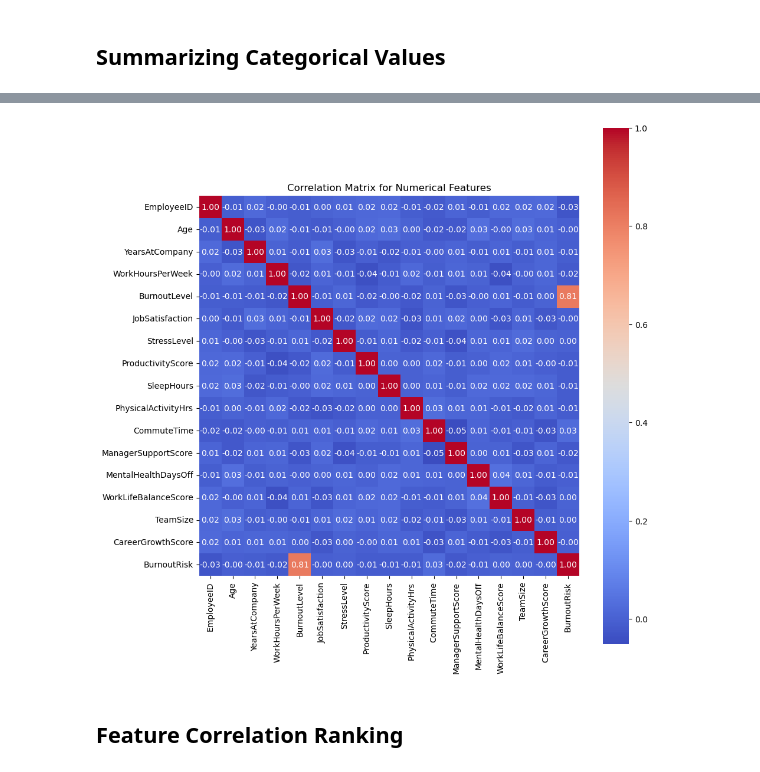
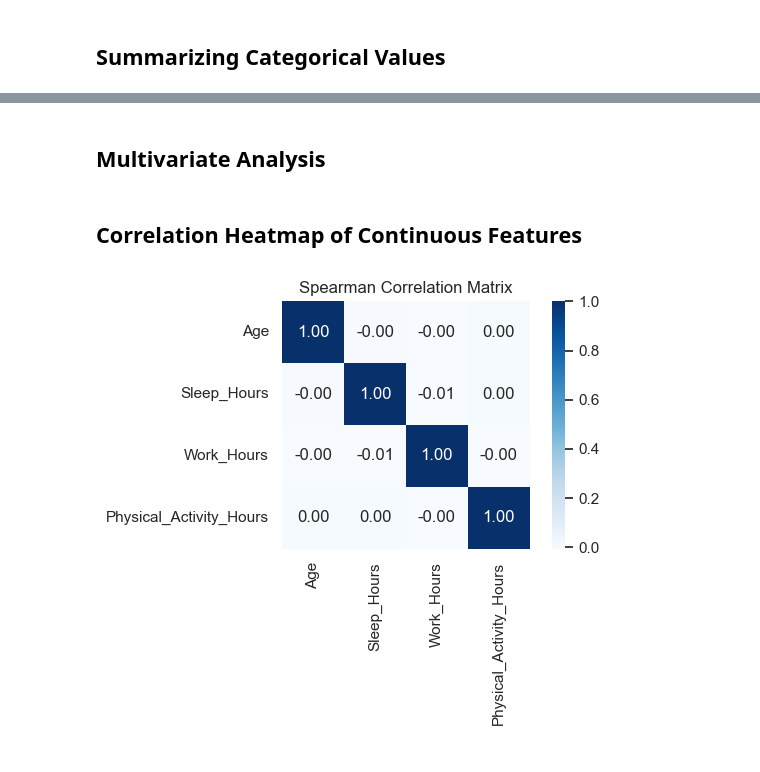
Before and after one commit to anoushka-rao/Mental_Health_and_Burnout, a Jupyter notebook: Mental Health Workplace Survey EDA.ipynb, the cells around one changed output, grey strips where cells are left out. Saved outputs shown, nothing was run; the diff lists cells and outputs as text; code cells hidden in the pictures.

```diff
--- a/Mental Health Workplace Survey EDA.ipynb
+++ b/Mental Health Workplace Survey EDA.ipynb
@@ -4,7 +6,7 @@ import numpy as np
 # %% [markdown]
 ## Load the dataset and get a basic overview
 # %%
-df = pd.read_csv(r'/Users/samridhipandey/Desktop/NW_Details/Semester_4/ML/Group Assignment/mental_health_workplace_survey.csv')
+df = pd.read_csv(r'/Users/samridhipandey/Desktop/NW_Details/Semester_4/ML/Group Assignment/mental_health_data_final_data.csv')
 
 # Display shape, column names, and data types
 print("Dataset shape:", df.shape)
@@ -119,30 +115,0 @@ Name: count, dtype: int64
-# %%
-import matplotlib.pyplot as plt
-import seaborn as sns
-
-fig, axes = plt.subplots(1, 2, figsize=(14, 6))
-
-# Plot 1: BurnoutLevel by Age Group and Gender
-df['AgeGroup'] = pd.cut(df['Age'], bins=[20, 30, 40, 50, 60], labels=['21–30', '31–40', '41–50', '51–60'])
-plot1 = sns.barplot(ax=axes[0], x='AgeGroup', y='BurnoutLevel', hue='Gender', data=df, ci=None)
-axes[0].set_title('Burnout Level by Age Group and Gender')
-axes[0].set_xlabel('Age Group')
-axes[0].set_ylabel('Average Burnout Level')
-plot1.legend(title='Gender')
-for container in plot1.containers:
-    plot1.bar_label(container, fmt='%.2f', padding=3)
-
-# Plot 2: Average BurnoutLevel by Country (Top 10)
-top_countries = df['Country'].value_counts().nlargest(10).index
-country_subset = df[df['Country'].isin(top_countries)]
-plot2 = sns.barplot(ax=axes[1], x='Country', y='BurnoutLevel', data=country_subset, estimator=np.mean, ci=None)
-axes[1].set_title('Burnout Level by Country (Top 10)')
-axes[1].set_xlabel('Country')
-axes[1].set_ylabel('Average Burnout Level')
-axes[1].tick_params(axis='x', rotation=45)
-for container in plot2.containers:
-    plot2.bar_label(container, fmt='%.2f', padding=3)
-
-# Final layout adjustment
-plt.tight_layout()
-plt.show()
@@ -322,13 +326,14 @@ plt.show()
+# %% [markdown]
+## Multivariate Analysis
+# %% [markdown]
+## Correlation Heatmap of Continuous Features
 # %%
-correlation_matrix = df.corr(numeric_only=True)
-
-# Plot the heatmap
-plt.figure(figsize=(10, 10))
-sns.heatmap(correlation_matrix, annot=True, fmt=".2f", cmap='coolwarm', square=True)
-plt.title('Correlation Matrix for Numerical Features')
+# compute and plot correlation matrix for numeric features
+spearman_corr = df[['Age', 'Sleep_Hours', 'Work_Hours', 'Physical_Activity_Hours']] \
+                  .corr(method='spearman')
+sns.heatmap(spearman_corr, annot=True, fmt='.2f', cmap='Blues', square=True)
+plt.title('Spearman Correlation Matrix')
 plt.tight_layout()
 plt.show()
 # %% [output]
-[figure, old version]
+[figure, new version]
-# %% [markdown]
-## Feature Correlation Ranking
```
Also changed, not shown: parts of 32 cells of this notebook.
